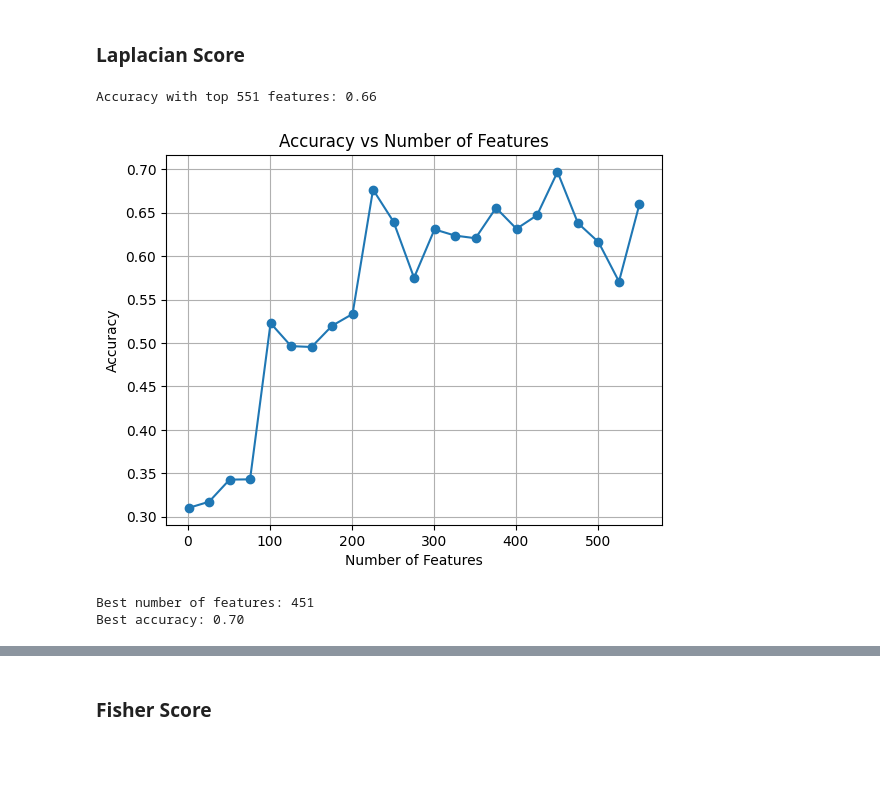
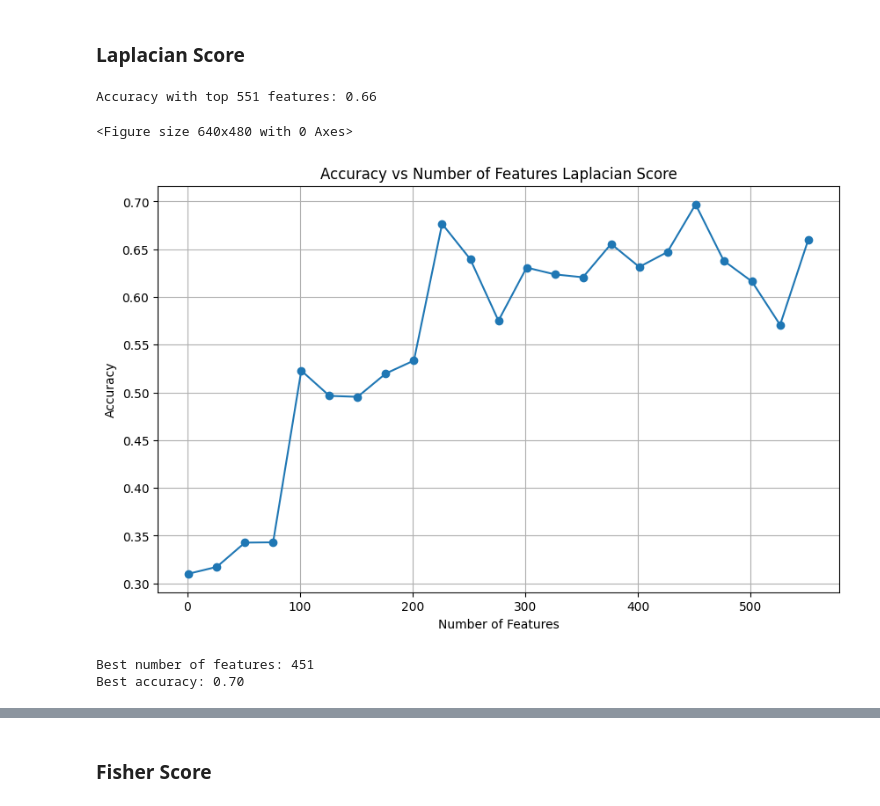
Before and after one commit to arthurriche/Time-Serie-Project, a Jupyter notebook: Methods.ipynb, the cells around one changed output, grey strips where cells are left out. Drawn from its saved outputs; the diff is of its cells as text; code cells hidden in the pictures; blank space fills up the shorter version.

```diff
--- a/Methods.ipynb
+++ b/Methods.ipynb
@@ -361,8 +366,11 @@ from scipy.optimize import minimize
 import matplotlib.pyplot as plt
 
 # Load the train and test datasets
-data_train = pd.read_csv('/Users/ludoviclepic/.cache/kagglehub/datasets/uciml/human-activity-recognition-with-smartphones/versions/2/train.csv')
-data_test = pd.read_csv('/Users/ludoviclepic/.cache/kagglehub/datasets/uciml/human-activity-recognition-with-smartphones/versions/2/test.csv')
+#data_train = pd.read_csv('/Users/ludoviclepic/.cache/kagglehub/datasets/uciml/human-activity-recognition-with-smartphones/versions/2/train.csv')
+#data_test = pd.read_csv('/Users/ludoviclepic/.cache/kagglehub/datasets/uciml/human-activity-recognition-with-smartphones/versions/2/test.csv')
+data_train = pd.read_csv(f"{path}/train.csv")
+data_test = pd.read_csv(f"{path}test.csv")
+
 
 # Split features and target for both train and test
 X_train = data_train.iloc[:, :-1]
@@ -377,6 +385,7 @@ y_test_encoded = label_encoder.transform(y_test)
 # Standardize the features
 scaler = StandardScaler()
 X_scaled = scaler.fit_transform(X_train)
+X_test_scaled = scaler.transform(X_test)
 # %% [markdown]
 ## All features
 # %%
@@ -457,9 +471,4 @@ def feature_ranking(score):
 # %%
-from IPython.display import clear_output
-W = construct_W(X_scaled)  # Affinity matrix
-laplacian_scores = lap_score(X_scaled, W=W)
-ranked_features = feature_ranking(laplacian_scores)
-
 best_accuracy = 0
 best_num_features = 0
 best_model = None
@@ -472,40 +481,41 @@ for num_features in range(1, len(ranked_features) + 1, 25):
 
     # Subset the train and test data with top Laplacian features
     X_train_laplacian = X_scaled[:, top_laplacian_features]
-    X_test_scaled = scaler.transform(X_test)
     X_test_laplacian = X_test_scaled[:, top_laplacian_features]
 
     # Train and evaluate the classifier
     classifier = RandomForestClassifier(random_state=42, class_weight="balanced")
     classifier.fit(X_train_laplacian, y_encoded)
     y_pred_laplacian = classifier.predict(X_test_laplacian)
 
     # Evaluate accuracy
     accuracy_laplacian = accuracy_score(y_test_encoded, y_pred_laplacian)
     clear_output(wait=True)
     print(f"Accuracy with top {num_features} features: {accuracy_laplacian:.2f}")
 
     num_features_list.append(num_features)
     accuracy_list.append(accuracy_laplacian)
 
     plt.clf()
+    plt.figure(figsize=(10, 6))
     plt.xlabel('Number of Features')
     plt.ylabel('Accuracy')
-    plt.title('Accuracy vs Number of Features')
+    plt.title('Accuracy vs Number of Features Laplacian Score')
     plt.grid(True)
     plt.plot(num_features_list, accuracy_list, marker='o')
 
     # Track the best model
     if accuracy_laplacian > best_accuracy:
         best_accuracy = accuracy_laplacian
         best_num_features = num_features
         best_model = classifier
     plt.show()
 
 print(f"Best number of features: {best_num_features}")
 print(f"Best accuracy: {best_accuracy:.2f}")
 # %% [output]
 Accuracy with top 551 features: 0.66
+<Figure size 640x480 with 0 Axes>
-[figure, old version]
+[figure, new version]
-Best number of features: 451
-Best accuracy: 0.70
+Best number of features: 451
+Best accuracy: 0.70
```
Also changed, not shown: parts of 20 cells of this notebook, 5 other files.
